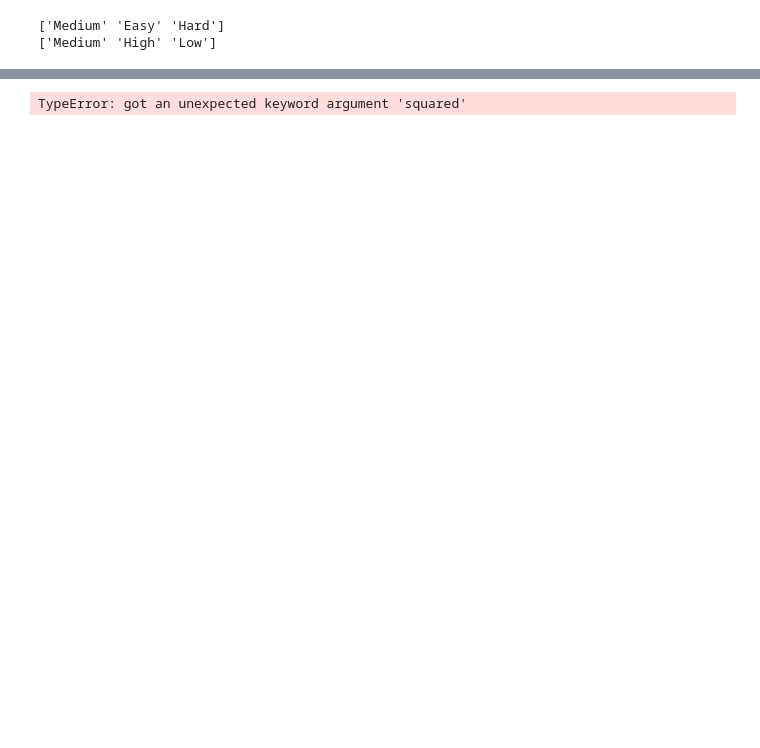
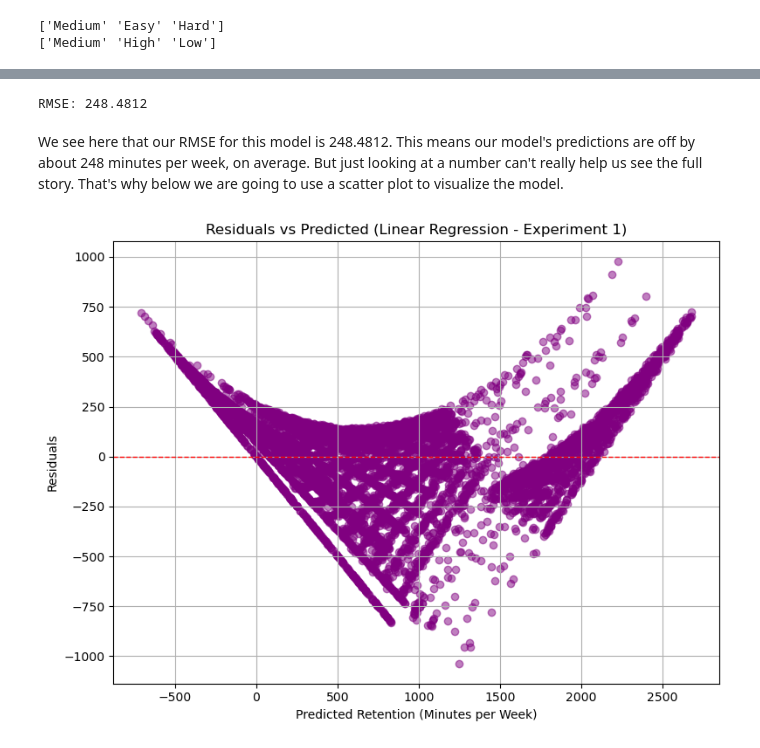
Before and after one commit to Jayaditya-Singh/Intro-to-Data-Mining-Portfolio, a Jupyter notebook: Project3.ipynb, the cells around one changed output, grey strips where cells are left out. Saved outputs shown, nothing was run; the diff lists cells and outputs as text; code cells hidden in the pictures; blank space fills up the shorter version.

```diff
--- a/Project3.ipynb
+++ b/Project3.ipynb
@@ -82,12 +108,28 @@ ogb_df['EngagementLevel'] = le_engagement.fit_transform(ogb_df['EngagementLevel'
 # %%
-ogb_df['retention_7'] = ogb_df['SessionsPerWeek'] * ogb_df['AvgSessionDurationMinutes']
-x = ogb_df.drop(columns='retention_7')
-y = ogb_df['retention_7']
-X_train, X_test, y_train, y_test = train_test_split(x, y, test_size=0.2, random_state=42)
+ogb_df['avgMinutesPerWeek'] = ogb_df['SessionsPerWeek'] * ogb_df['AvgSessionDurationMinutes']
+features = ogb_df.drop(columns='avgMinutesPerWeek')
+target = ogb_df['avgMinutesPerWeek']
+X_train1, X_test1, y_train1, y_test1 = train_test_split(features, target, test_size=0.2, random_state=42)
 model = LinearRegression()
-model.fit(X_train, y_train)
-y_pred = model.predict(X_test)
-rmse = mean_squared_error(y_test, y_pred, squared=False)
+model.fit(X_train1, y_train1)
+y_pred1 = model.predict(X_test1)
+rmse = py.sqrt(mean_squared_error(y_test1, y_pred1))
 print(f"RMSE: {rmse:.4f}")
 # %% [output]
-TypeError: got an unexpected keyword argument 'squared'
+RMSE: 248.4812
+# %% [markdown]
+We see here that our RMSE for this model is 248.4812. This means our model's predictions are off by about 248 minutes per week, on average. But just looking at a number can't really help us see the full story. That's why below we are going to use a scatter plot to visualize the model.
+# %%
+residuals1 = y_test1 - y_pred1
+
+plt.figure(figsize=(8,6))
+plt.scatter(y_pred1, residuals1, alpha=0.5, color='purple')
+plt.axhline(0, color='red', linestyle='--', linewidth=1)
+plt.xlabel("Predicted Retention (Minutes per Week)")
+plt.ylabel("Residuals")
+plt.title("Residuals vs Predicted (Linear Regression - Experiment 1)")
+plt.grid(True)
+plt.tight_layout()
+plt.show()
+# %% [output]
+[figure, added]
```
Also changed, not shown: parts of 26 cells of this notebook.
